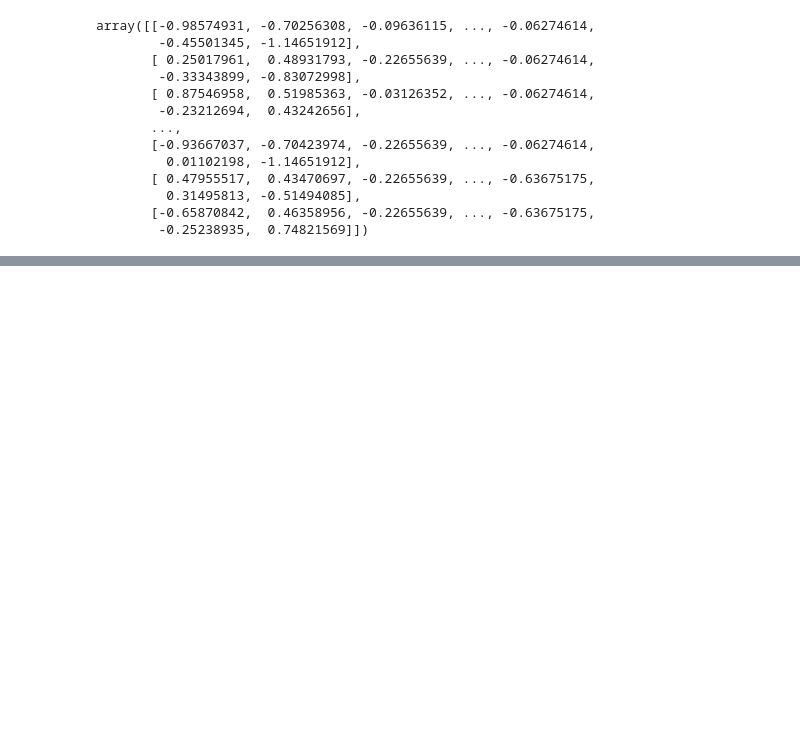
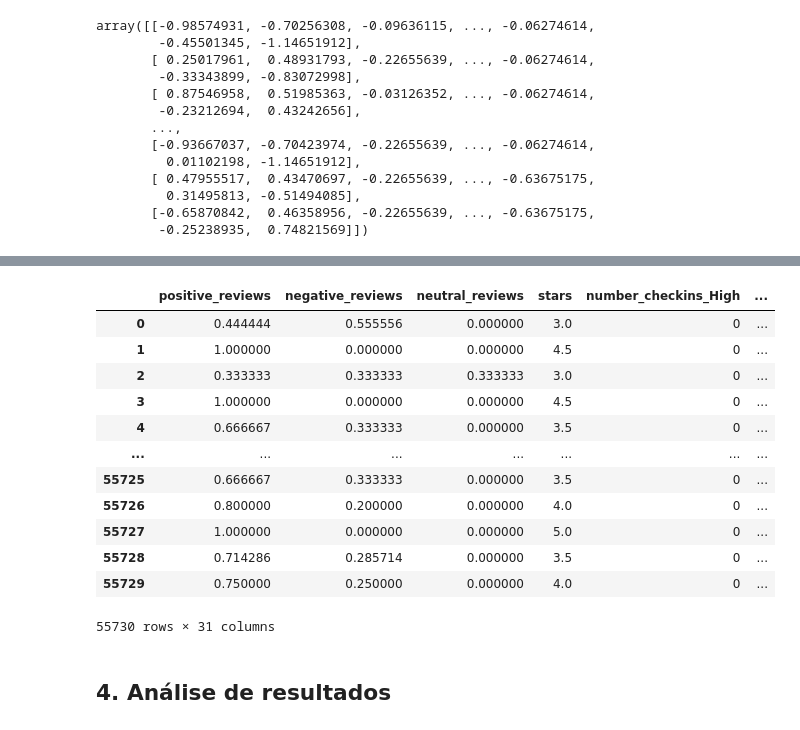
Before and after one commit to AmauryAC/notebook-yelp, a Jupyter notebook: Notebook_Yelp.ipynb, the cells around one changed output, grey strips where cells are left out. Drawn from its saved outputs; the diff is of its cells as text; code cells hidden in the pictures; blank space fills up the shorter version.

```diff
--- a/Notebook_Yelp.ipynb
+++ b/Notebook_Yelp.ipynb
@@ -528,3 +515,5 @@ plt.title('Mutual Information')
 #mi = mi.sort_values(ascending=False)
 #mi.plot.bar(figsize=(12,8))
 #plt.title('Mutual Information com escala')
+# %%
+model = xgb.XGBClassifier(learning_rate=0.02, max_depth=6, n_estimators=400, min_child_weight=2)
@@ -530,0 +527,2 @@ plt.title('Mutual Information')
+# %%
+model.fit(X, y)
@@ -530,0 +539,18 @@ plt.title('Mutual Information')
+# %%
+X
+# %% [output]
+|  | positive_reviews | negative_reviews | neutral_reviews | stars | number_checkins_High | ... |
+| 0 | 0.444444 | 0.555556 | 0.000000 | 3.0 | 0 | ... |
+| 1 | 1.000000 | 0.000000 | 0.000000 | 4.5 | 0 | ... |
+| 2 | 0.333333 | 0.333333 | 0.333333 | 3.0 | 0 | ... |
+| 3 | 1.000000 | 0.000000 | 0.000000 | 4.5 | 0 | ... |
+| 4 | 0.666667 | 0.333333 | 0.000000 | 3.5 | 0 | ... |
+| ... | ... | ... | ... | ... | ... | ... |
+| 55725 | 0.666667 | 0.333333 | 0.000000 | 3.5 | 0 | ... |
+| 55726 | 0.800000 | 0.200000 | 0.000000 | 4.0 | 0 | ... |
+| 55727 | 1.000000 | 0.000000 | 0.000000 | 5.0 | 0 | ... |
+| 55728 | 0.714286 | 0.285714 | 0.000000 | 3.5 | 0 | ... |
+| 55729 | 0.750000 | 0.250000 | 0.000000 | 4.0 | 0 | ... |
+55730 rows × 31 columns
+# %% [markdown]
+## 4. Análise de resultados
```
Also changed, not shown: parts of 40 cells of this notebook.
